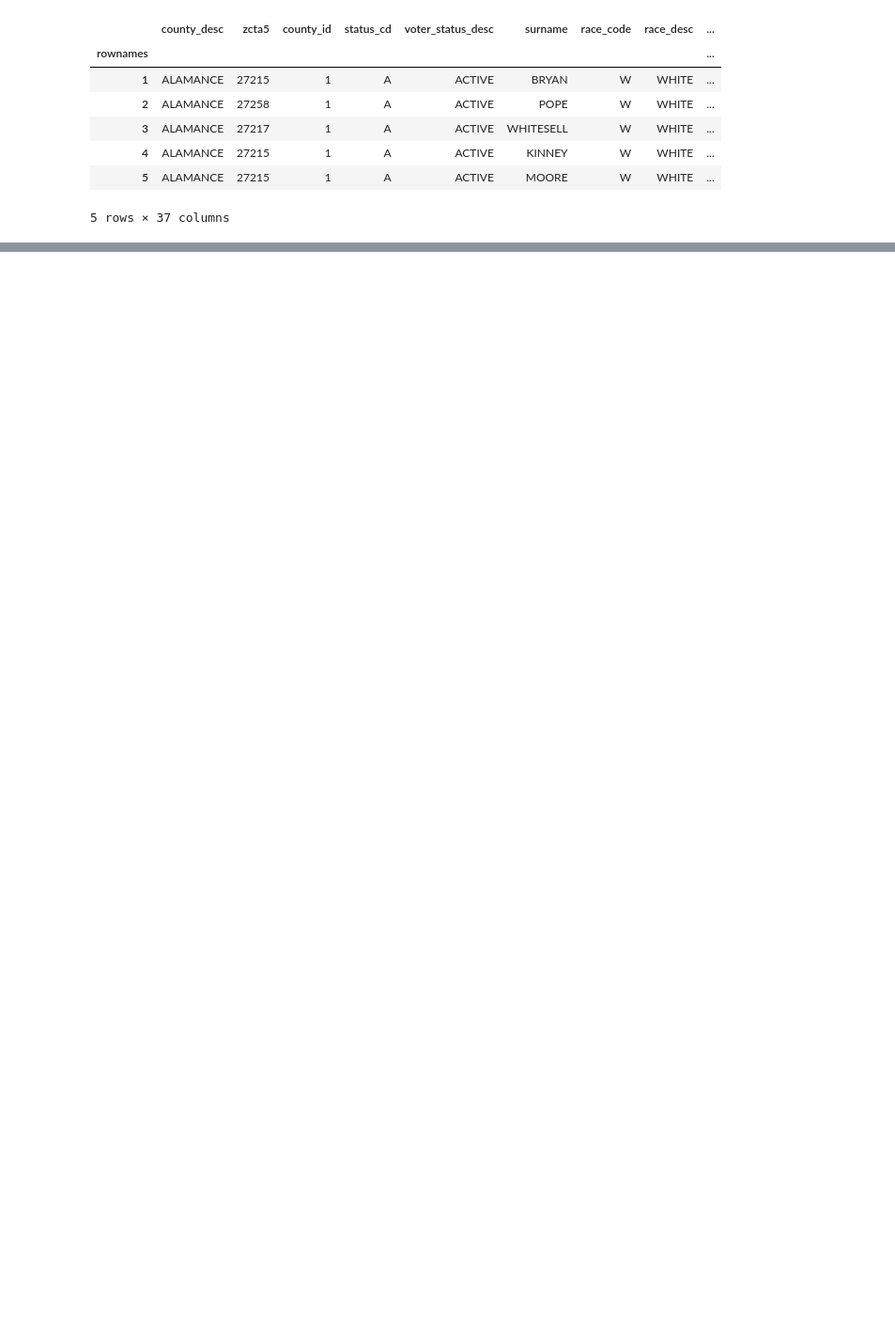
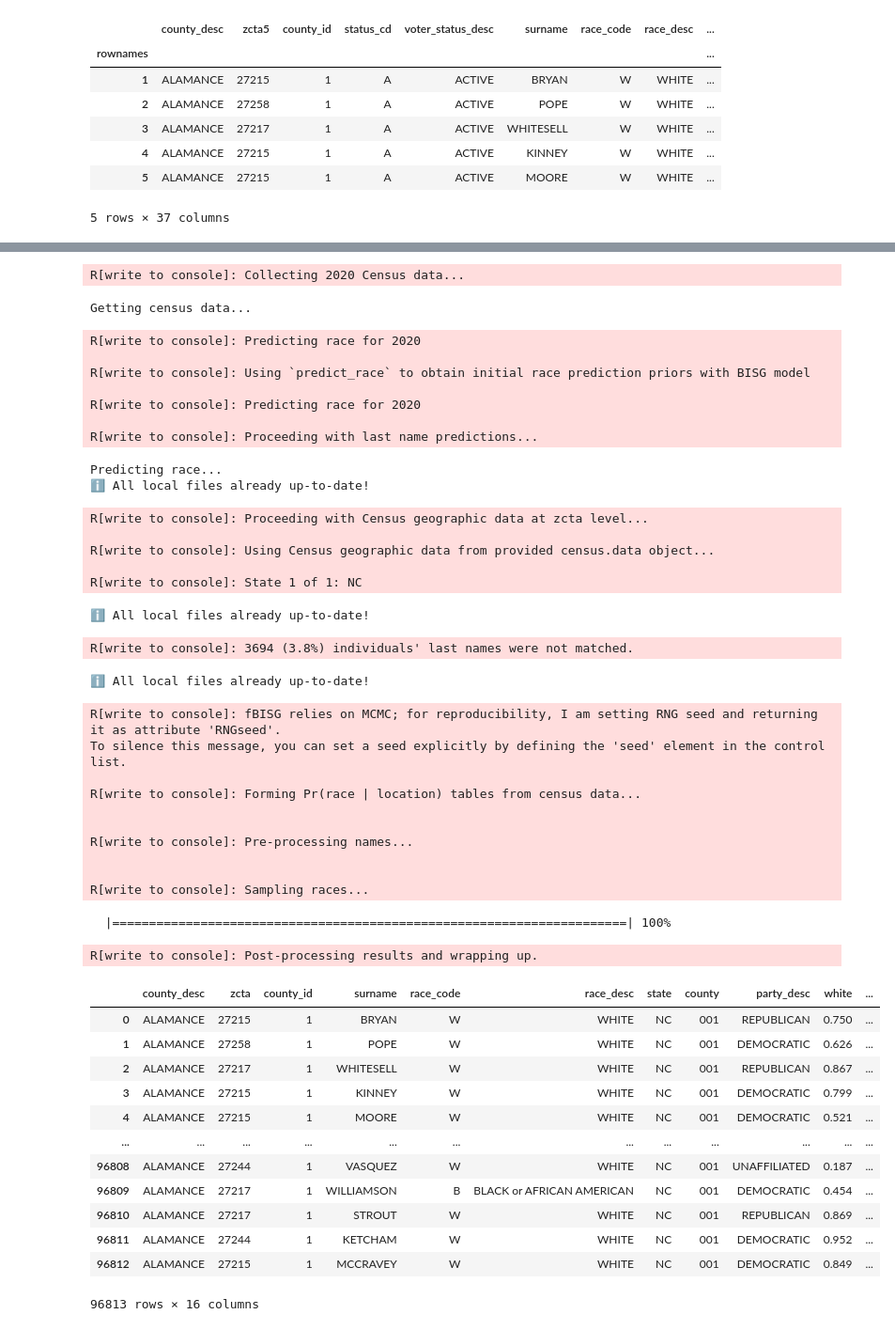
Before and after one commit to LetianY/project-bisg, a Jupyter notebook: notebooks/wru_testing.ipynb, the cells around one changed output, grey strips where cells are left out. Shown at 94% size. Saved outputs shown, nothing was run; the diff lists cells and outputs as text; code cells hidden in the pictures; blank space fills up the shorter version.

Commit message:
fix bisg, fbisg, bifsg issue

```diff
--- a/notebooks/wru_testing.ipynb
+++ b/notebooks/wru_testing.ipynb
@@ -80,0 +115,51 @@ R[write to console]: 328614 (4.9%) individuals' last names were not matched.
+# %%
+# fbisg Works for single county though
+df_county = df[df['county_id']==1].copy().reset_index(drop=True)
+fbisg_result_1 = wru_predictor.inference(df_county, model='fBISG', state="NC", year="2020", census_geo="zcta", census_surname=True,
+                                          surname_only=False, names_to_use="surname", impute_missing=True, skip_bad_geos=True, use_counties=False)
+fbisg_result_1
+# %% [output]
+R[write to console]: Collecting 2020 Census data...
+Getting census data...
+R[write to console]: Predicting race for 2020
+
+R[write to console]: Using `predict_race` to obtain initial race prediction priors with BISG model
+
+R[write to console]: Predicting race for 2020
+
+R[write to console]: Proceeding with last name predictions...
+Predicting race...
+ℹ All local files already up-to-date!
+R[write to console]: Proceeding with Census geographic data at zcta level...
+
+R[write to console]: Using Census geographic data from provided census.data object...
+
+R[write to console]: State 1 of 1: NC
+ℹ All local files already up-to-date!
+R[write to console]: 3694 (3.8%) individuals' last names were not matched.
+ℹ All local files already up-to-date!
+R[write to console]: fBISG relies on MCMC; for reproducibility, I am setting RNG seed and returning it as attribute 'RNGseed'.
+To silence this message, you can set a seed explicitly by defining the 'seed' element in the control list.
+
+R[write to console]: Forming Pr(race | location) tables from census data...
+
+
+R[write to console]: Pre-processing names...
+
+
+R[write to console]: Sampling races...
+  |======================================================================| 100%
+R[write to console]: Post-processing results and wrapping up.
+|  | county_desc | zcta | county_id | surname | race_code | race_desc | state | county | party_desc | white | ... |
+| 0 | ALAMANCE | 27215 | 1 | BRYAN | W | WHITE | NC | 001 | REPUBLICAN | 0.750 | ... |
+| 1 | ALAMANCE | 27258 | 1 | POPE | W | WHITE | NC | 001 | DEMOCRATIC | 0.626 | ... |
+| 2 | ALAMANCE | 27217 | 1 | WHITESELL | W | WHITE | NC | 001 | REPUBLICAN | 0.867 | ... |
+| 3 | ALAMANCE | 27215 | 1 | KINNEY | W | WHITE | NC | 001 | DEMOCRATIC | 0.799 | ... |
+| 4 | ALAMANCE | 27215 | 1 | MOORE | W | WHITE | NC | 001 | DEMOCRATIC | 0.521 | ... |
+| ... | ... | ... | ... | ... | ... | ... | ... | ... | ... | ... | ... |
+| 96808 | ALAMANCE | 27244 | 1 | VASQUEZ | W | WHITE | NC | 001 | UNAFFILIATED | 0.187 | ... |
+| 96809 | ALAMANCE | 27217 | 1 | WILLIAMSON | B | BLACK or AFRICAN AMERICAN | NC | 001 | DEMOCRATIC | 0.454 | ... |
+| 96810 | ALAMANCE | 27217 | 1 | STROUT | W | WHITE | NC | 001 | REPUBLICAN | 0.869 | ... |
+| 96811 | ALAMANCE | 27244 | 1 | KETCHAM | W | WHITE | NC | 001 | DEMOCRATIC | 0.952 | ... |
+| 96812 | ALAMANCE | 27215 | 1 | MCCRAVEY | W | WHITE | NC | 001 | DEMOCRATIC | 0.849 | ... |
+96813 rows × 16 columns
```
Also changed, not shown: parts of 30 cells of this notebook, 2 other files.
